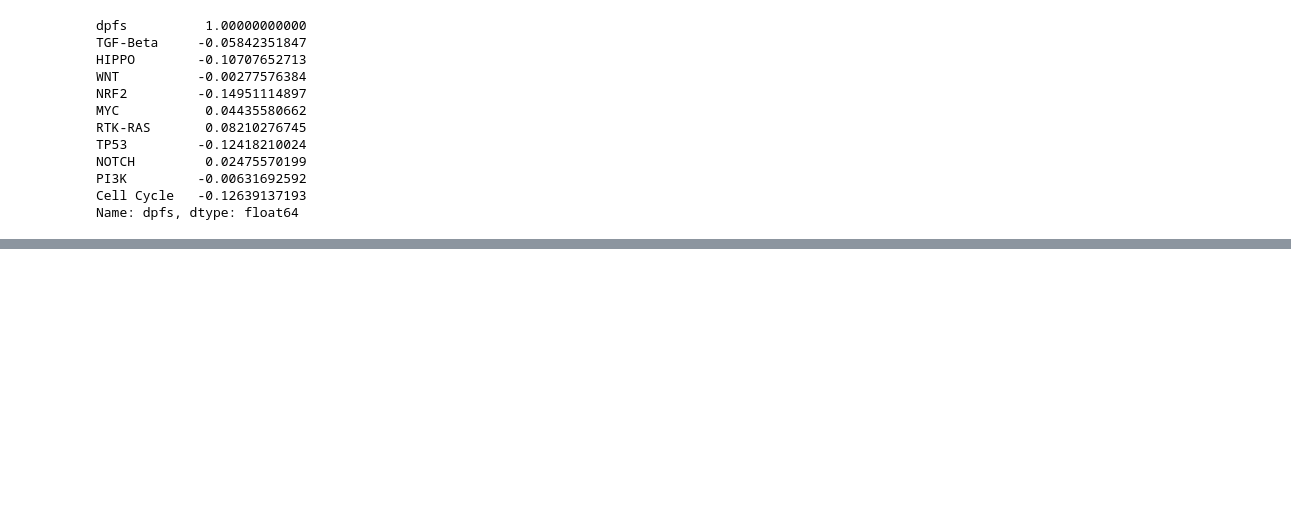
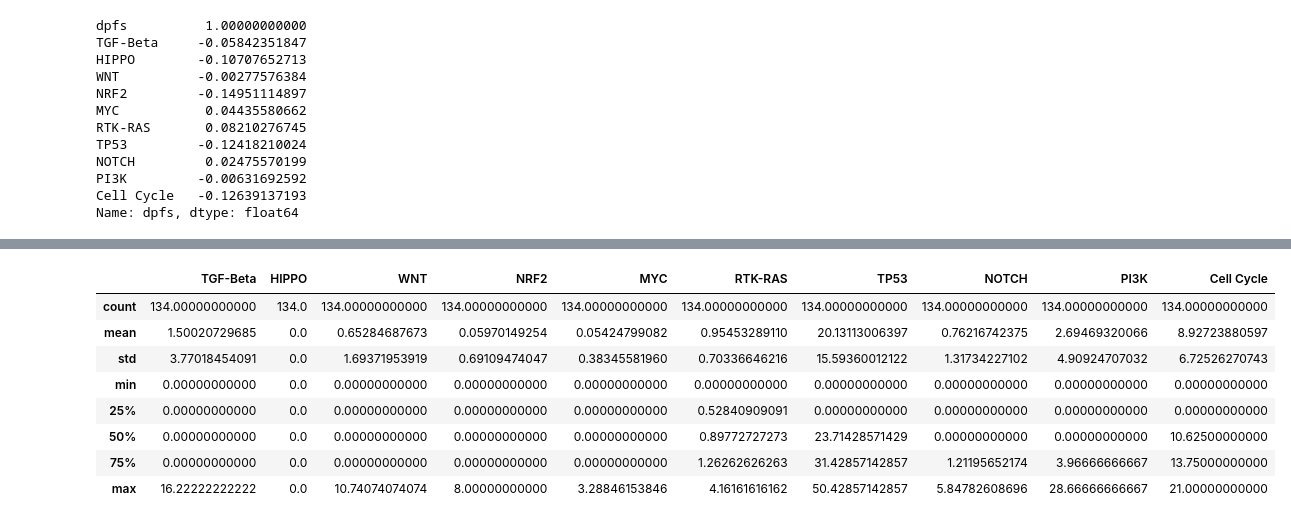
Before and after one commit to sykhro/cancol-analysis, a Jupyter notebook: pancan.ipynb, the cells around one changed output, grey strips where cells are left out. Drawn from its saved outputs; the diff is of its cells as text; code cells hidden in the pictures; blank space fills up the shorter version.

```diff
--- a/pancan.ipynb
+++ b/pancan.ipynb
@@ -428,0 +460,4 @@ Name: dpfs, dtype: float64
+# %%
+pandas.set_option("display.precision", 11)
+h_arm0_db_d_indegf = h_arm0_df_indeg.join(patients_log.set_index('PatientFirstName'), on='PatientFirstName')
+print(f"{h_arm0_db_d_indegf[['dpfs'] + [pw[0] for pw in nx_pathways]].corr().iloc[0]}")
@@ -428,0 +477,15 @@ Name: dpfs, dtype: float64
+# %%
+from analysis_nx import process_patients_with_f
+
+h_arm1_df_indeg = process_patients_with_f(patients_log[patients_log['arm'] == 1]['PatientFirstName'], nx.in_degree_centrality, nx_pathways, mutations_data, True)
+h_arm1_df_indeg.describe()
+# %% [output]
+|  | TGF-Beta | HIPPO | WNT | NRF2 | MYC | RTK-RAS | TP53 | NOTCH | PI3K | Cell Cycle |
+| count | 134.00000000000 | 134.0 | 134.00000000000 | 134.00000000000 | 134.00000000000 | 134.00000000000 | 134.00000000000 | 134.00000000000 | 134.00000000000 | 134.00000000000 |
+| mean | 1.50020729685 | 0.0 | 0.65284687673 | 0.05970149254 | 0.05424799082 | 0.95453289110 | 20.13113006397 | 0.76216742375 | 2.69469320066 | 8.92723880597 |
+| std | 3.77018454091 | 0.0 | 1.69371953919 | 0.69109474047 | 0.38345581960 | 0.70336646216 | 15.59360012122 | 1.31734227102 | 4.90924707032 | 6.72526270743 |
+| min | 0.00000000000 | 0.0 | 0.00000000000 | 0.00000000000 | 0.00000000000 | 0.00000000000 | 0.00000000000 | 0.00000000000 | 0.00000000000 | 0.00000000000 |
+| 25% | 0.00000000000 | 0.0 | 0.00000000000 | 0.00000000000 | 0.00000000000 | 0.52840909091 | 0.00000000000 | 0.00000000000 | 0.00000000000 | 0.00000000000 |
+| 50% | 0.00000000000 | 0.0 | 0.00000000000 | 0.00000000000 | 0.00000000000 | 0.89772727273 | 23.71428571429 | 0.00000000000 | 0.00000000000 | 10.62500000000 |
+| 75% | 0.00000000000 | 0.0 | 0.00000000000 | 0.00000000000 | 0.00000000000 | 1.26262626263 | 31.42857142857 | 1.21195652174 | 3.96666666667 | 13.75000000000 |
+| max | 16.22222222222 | 0.0 | 10.74074074074 | 8.00000000000 | 3.28846153846 | 4.16161616162 | 50.42857142857 | 5.84782608696 | 28.66666666667 | 21.00000000000 |
```
Also changed, not shown: parts of 28 cells of this notebook.
